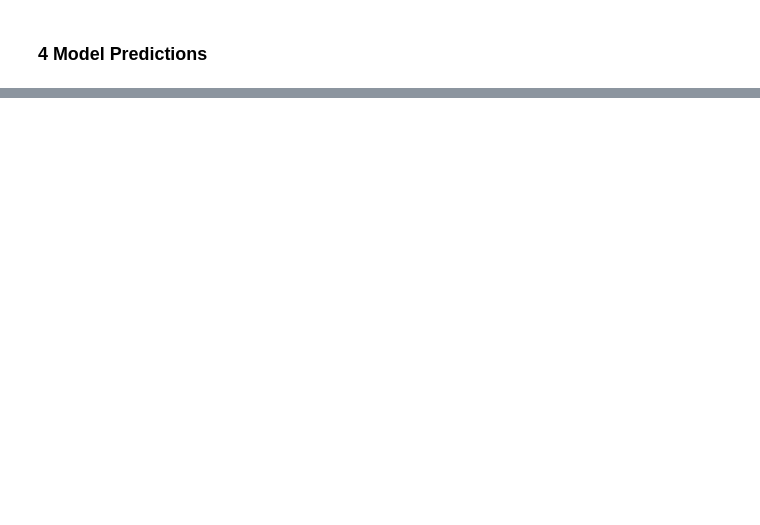
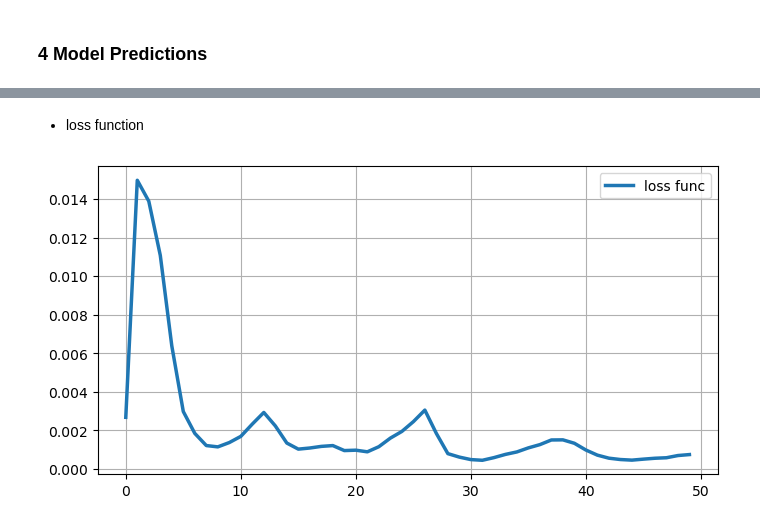
Before and after one commit to kusin/tensorflow-btc-usd-v2, a Jupyter notebook: JupyterLab/K03-Model-Predictions.ipynb, the cells around one changed output, grey strips where cells are left out. Drawn from its saved outputs; the diff is of its cells as text; code cells hidden in the pictures; blank space fills up the shorter version.

```diff
--- a/JupyterLab/K03-Model-Predictions.ipynb
+++ b/JupyterLab/K03-Model-Predictions.ipynb
@@ -90,4 +104,9 @@ history, predictions = get_models(algorithms, x_train, y_train, x_test, y_test)
+# %% [markdown]
+- loss function
 # %%
-lineplot_matplotlib(history.history['loss'], "loss func")
+# show loss function
+lineplot_matplotlib1(history.history['loss'], "loss func")
+# %% [output]
+[figure, added]
 # %%
 mae, rmse, mape = evaluate_models(y_test, predictions)
```
Also changed, not shown: parts of 14 cells of this notebook, 2 other files.
